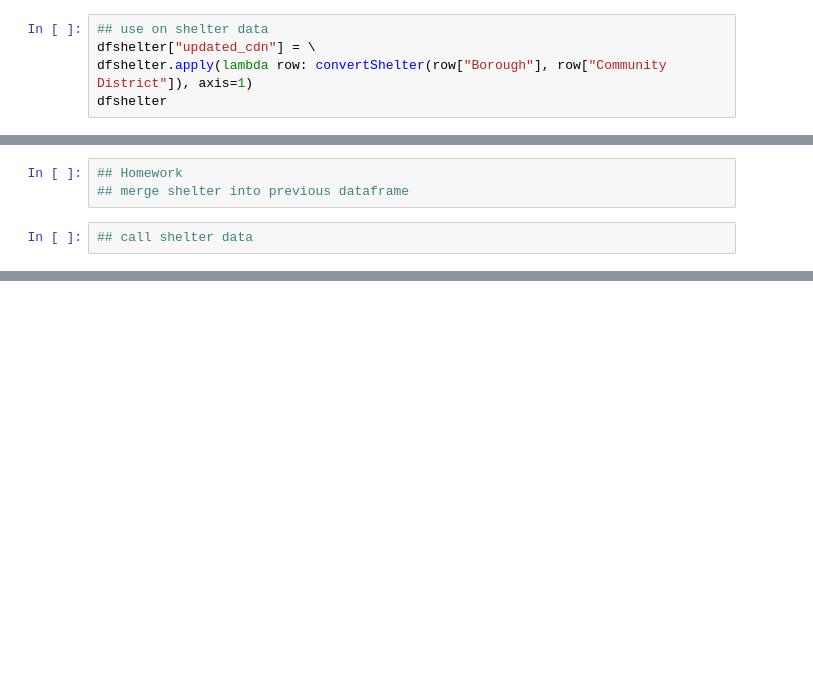
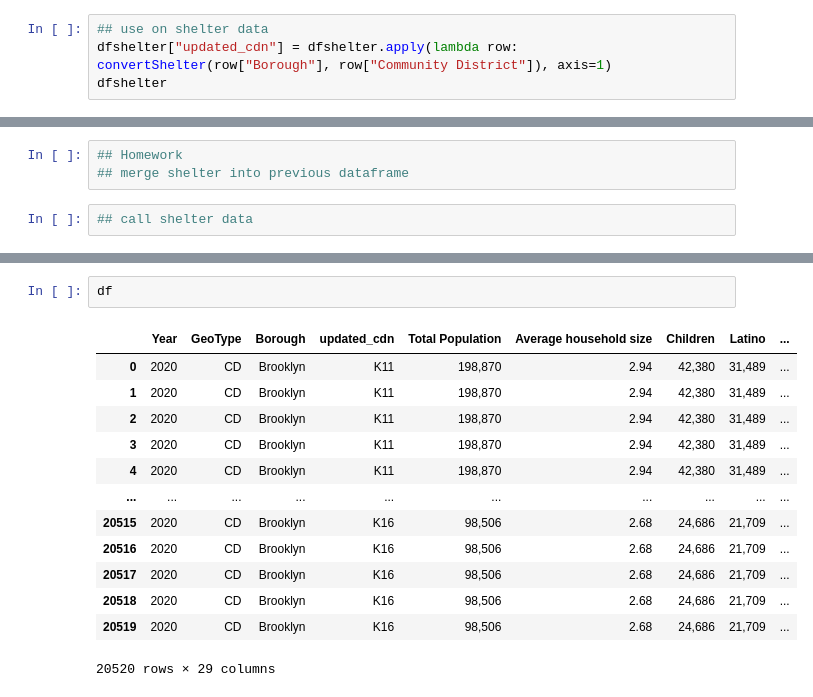
Before and after one commit to mrwaabbas/dataClass2025, a Jupyter notebook: wk11-conditional-function-merge and HW.ipynb, the cells around one changed output, grey strips where cells are left out. Cells and saved outputs as stored; diff of their text form; blank space fills up the shorter version.

```diff
--- a/wk11-conditional-function-merge and HW.ipynb
+++ b/wk11-conditional-function-merge and HW.ipynb
@@ -691,7 +707,6 @@ convertShelter("Brooklyn",10)
 'K10'
 # %%
 ## use on shelter data
-dfshelter["updated_cdn"] = \
-dfshelter.apply(lambda row: convertShelter(row["Borough"], row["Community District"]), axis=1)
+dfshelter["updated_cdn"] = dfshelter.apply(lambda row: convertShelter(row["Borough"], row["Community District"]), axis=1)
 dfshelter
 # %% [output]
@@ -798,0 +874,16 @@ KeyError: 'updated_cdn'
+# %%
+df
+# %% [output]
+|  | Year | GeoType | Borough | updated_cdn | Total Population | Average household size | Children | Latino | ... |
+| 0 | 2020 | CD | Brooklyn | K11 | 198,870 | 2.94 | 42,380 | 31,489 | ... |
+| 1 | 2020 | CD | Brooklyn | K11 | 198,870 | 2.94 | 42,380 | 31,489 | ... |
+| 2 | 2020 | CD | Brooklyn | K11 | 198,870 | 2.94 | 42,380 | 31,489 | ... |
+| 3 | 2020 | CD | Brooklyn | K11 | 198,870 | 2.94 | 42,380 | 31,489 | ... |
+| 4 | 2020 | CD | Brooklyn | K11 | 198,870 | 2.94 | 42,380 | 31,489 | ... |
+| ... | ... | ... | ... | ... | ... | ... | ... | ... | ... |
+| 20515 | 2020 | CD | Brooklyn | K16 | 98,506 | 2.68 | 24,686 | 21,709 | ... |
+| 20516 | 2020 | CD | Brooklyn | K16 | 98,506 | 2.68 | 24,686 | 21,709 | ... |
+| 20517 | 2020 | CD | Brooklyn | K16 | 98,506 | 2.68 | 24,686 | 21,709 | ... |
+| 20518 | 2020 | CD | Brooklyn | K16 | 98,506 | 2.68 | 24,686 | 21,709 | ... |
+| 20519 | 2020 | CD | Brooklyn | K16 | 98,506 | 2.68 | 24,686 | 21,709 | ... |
+20520 rows × 29 columns
```
Also changed, not shown: parts of 16 cells of this notebook.
